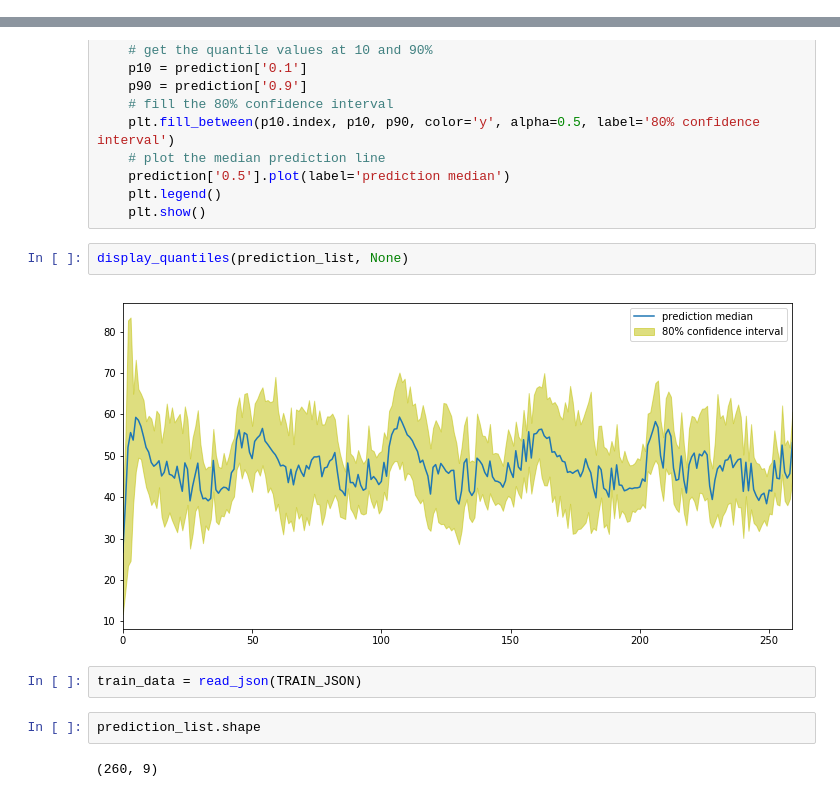
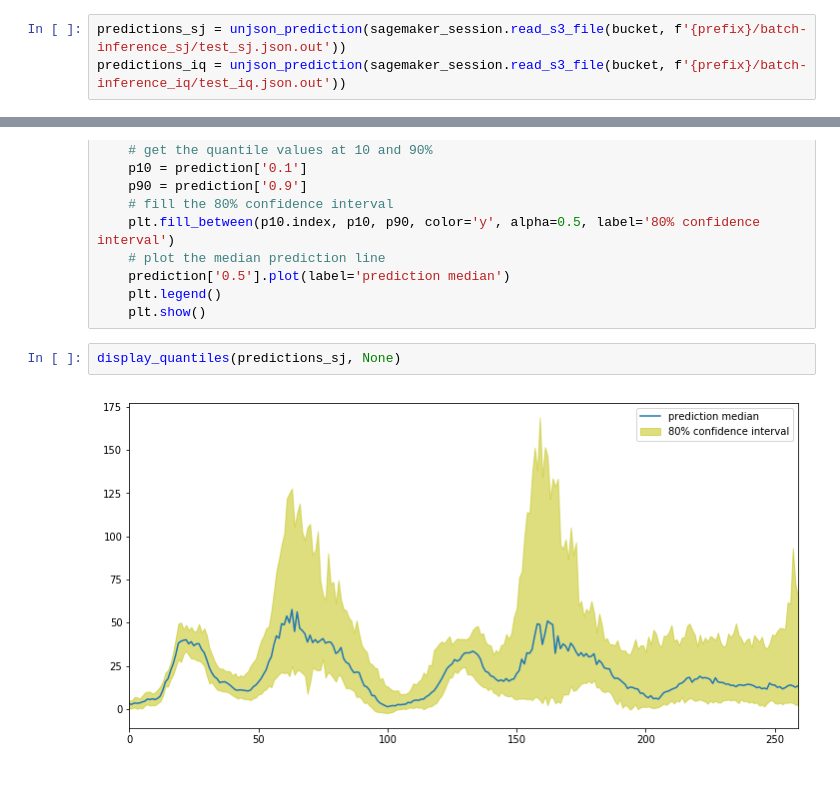
Before and after one commit to bmaingret/dengAI, a Jupyter notebook: 1-deepAR.ipynb, the cells around one changed output, grey strips where cells are left out. Drawn from its saved outputs; the diff is of its cells as text.

```diff
--- a/1-deepAR.ipynb
+++ b/1-deepAR.ipynb
@@ -164,3 +224,6 @@ prediction_list.head()
+# %%
+predictions_sj = unjson_prediction(sagemaker_session.read_s3_file(bucket, f'{prefix}/batch-inference_sj/test_sj.json.out'))
+predictions_iq = unjson_prediction(sagemaker_session.read_s3_file(bucket, f'{prefix}/batch-inference_iq/test_iq.json.out'))
 # %%
 import matplotlib.pyplot as plt
 
@@ -181,12 +244,6 @@ def display_quantiles(prediction, target_ts=None):
     plt.legend()
     plt.show()
 # %%
-display_quantiles(prediction_list, None)
+display_quantiles(predictions_sj, None)
 # %% [output]
-[figure, old version]
+[figure, new version]
-# %%
-train_data = read_json(TRAIN_JSON)
-# %%
-prediction_list.shape
-# %% [output]
-(260, 9)
```
Also changed, not shown: parts of 21 cells of this notebook, 3 other files.
